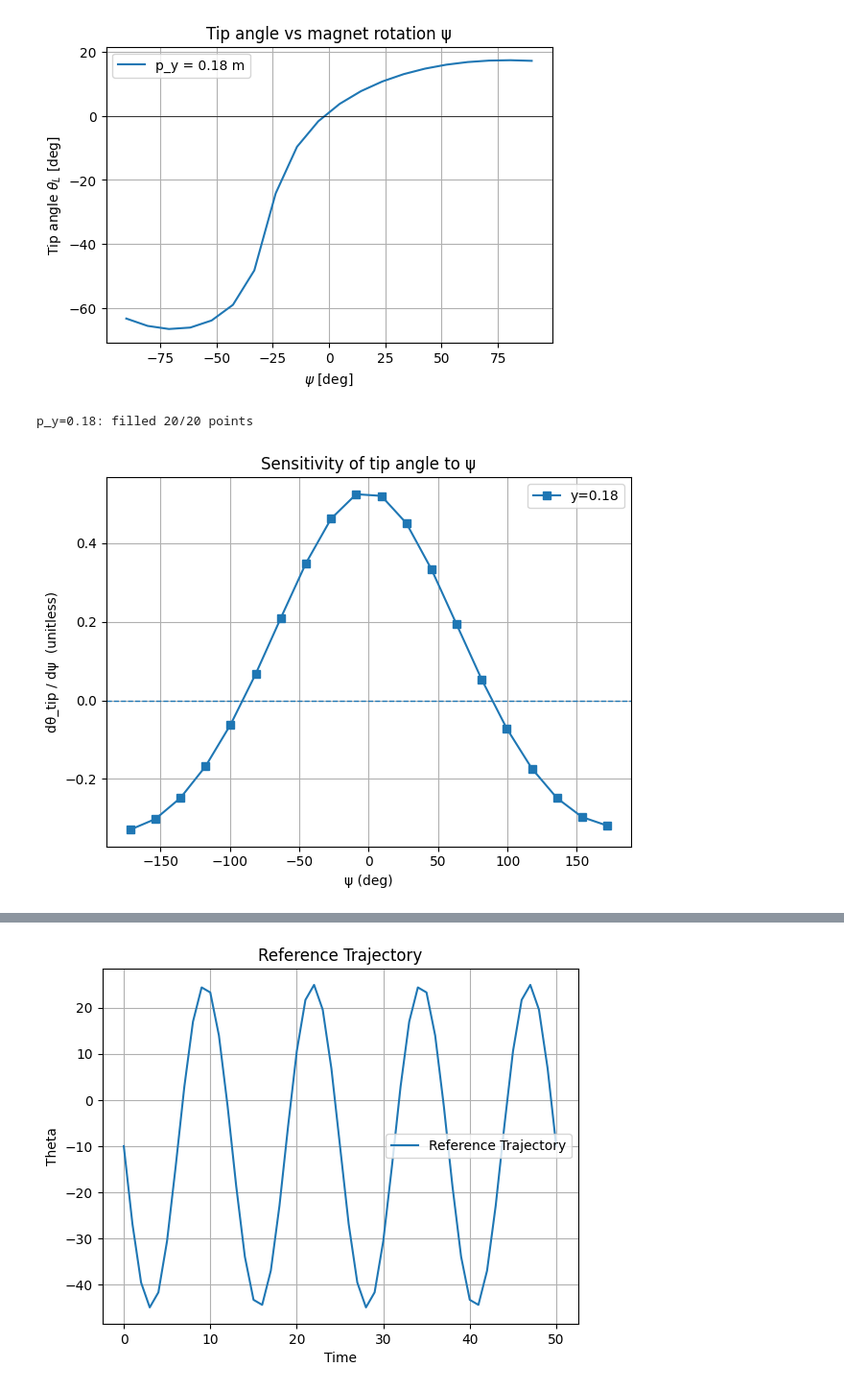
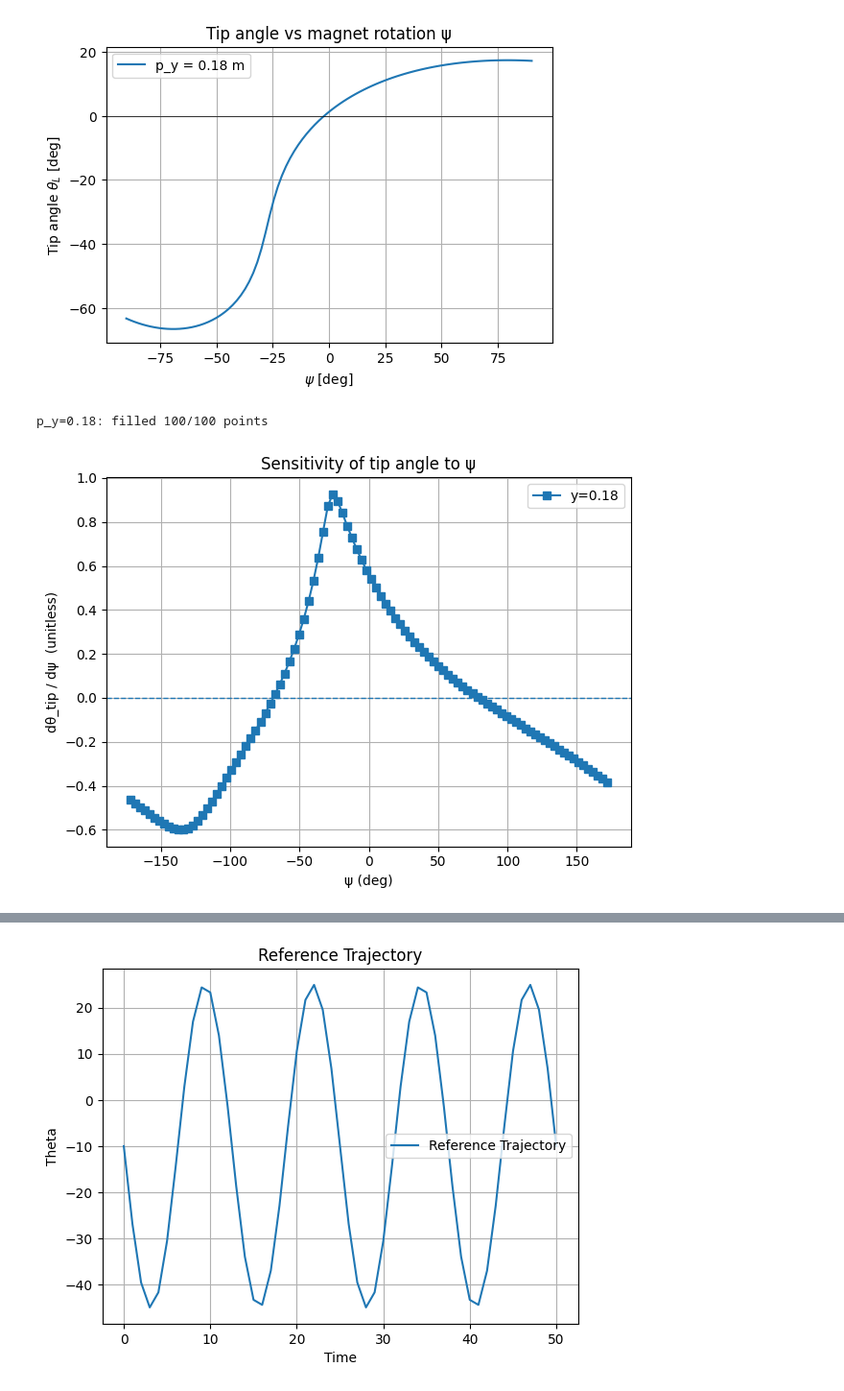
Before and after one commit to jhiltonjones/road_to_paper, a Jupyter notebook: mpc_controller.ipynb, the cells around one changed output, grey strips where cells are left out. Shown at 96% size. Cells and saved outputs as stored; diff of their text form; code cells hidden in the pictures.

```diff
--- a/mpc_controller.ipynb
+++ b/mpc_controller.ipynb
@@ -230,13 +230,13 @@ plt.show()
 # %% [output]
 [figure]
 # %%
-psi_vals_deg = np.linspace(-90, 90, 20)
+psi_vals_deg = np.linspace(-90, 90, 100)
 psi_vals_rad = np.deg2rad(psi_vals_deg)
 
 ys = np.array([0.18])
 theta_vs_psi = {py: [] for py in ys}
 dtheta_dpsi_vs_psi = {py: [] for py in ys}
-psi_done = {py: [] for py in ys}
+psi_done_s = {py: [] for py in ys}
 
 for p_y in ys:
     p_vec = np.array([LENGTH, p_y, 0.0], float)
@@ -259,7 +259,7 @@ for p_y in ys:
             continue
 
         theta_vs_psi[p_y].append(np.degrees(theta_tip))
-        psi_done[p_y].append(psi_deg)
+        psi_done_s[p_y].append(psi_deg)
 
-    print(f"p_y={p_y}: filled {len(psi_done[p_y])}/{len(psi_vals_deg)} points")
+    print(f"p_y={p_y}: filled {len(psi_done_s[p_y])}/{len(psi_vals_deg)} points")
 # %% [output]
@@ -280,18 +305,19 @@ plt.show()
 # %%
 
 # psi_vals_deg = np.linspace(-90, 90, 20)
-psi_vals_rad = np.linspace(-3,3,20)
+psi_vals_rad = np.linspace(-3,3,100)
 # ys = np.array([0.18])
 ys = np.array([0.18])
 
-theta_vs_psi = {py: [] for py in ys}
+theta_vs_psi_j = {py: [] for py in ys}
 dtheta_dpsi_vs_psi = {py: [] for py in ys}
-psi_done = {py: [] for py in ys}
+psi_done_j = {py: [] for py in ys}
 packs = {py: [] for py in ys}
 
 for p_y in ys:
-    p_vec = np.array([0.0, p_y, 0.0], float)
+    p_vec = np.array([LENGTH, p_y, 0.0], float)
     for psi_rad in psi_vals_rad:
+        # psi_rad = np.deg2rad(psi_deg)
         try:
             theta_tip, J_tip, pack = jacobian_tip_from_sim2(
                 p_vec, psi_rad,
@@ -304,26 +330,26 @@ for p_y in ys:
             print(f"[WARN] skipped p_y={p_y}, psi={psi_rad:.1f}: {e}")
             continue
 
-        theta_vs_psi[p_y].append(np.degrees(theta_tip))
+        theta_vs_psi_j[p_y].append(np.degrees(theta_tip))
         dtheta_dpsi_vs_psi[p_y].append(J_tip)
-        psi_done[p_y].append(psi_rad)
+        psi_done_j[p_y].append(psi_rad)
         packs[p_y].append(pack)
 
-    print(f"p_y={p_y}: filled {len(psi_done[p_y])}/{len(psi_vals_rad)} points")
+    print(f"p_y={p_y}: filled {len(psi_done_j[p_y])}/{len(psi_vals_rad)} points")
 # %% [output]
-p_y=0.18: filled 20/20 points
+p_y=0.18: filled 100/100 points
 # %%
 plt.figure()
 for p_y in ys:
-    ps = np.array(psi_done[p_y])
+    ps = np.array(psi_done_j[p_y])
     J  = np.array(dtheta_dpsi_vs_psi[p_y])
     order = np.argsort(ps)
     plt.plot(np.degrees(ps[order]),
              J[order], marker='s', label=f"y={p_y:.2f}")
 plt.axhline(0, linestyle='--', linewidth=1)
 plt.xlabel("ψ (deg)")
 plt.ylabel("dθ_tip / dψ  (unitless)")
 plt.title("Sensitivity of tip angle to ψ")
 plt.grid(True); plt.legend(); plt.tight_layout(); plt.show()
 # %% [output]
-[figure, old version]
+[figure, new version]
```
Also changed, not shown: parts of 13 cells of this notebook.
